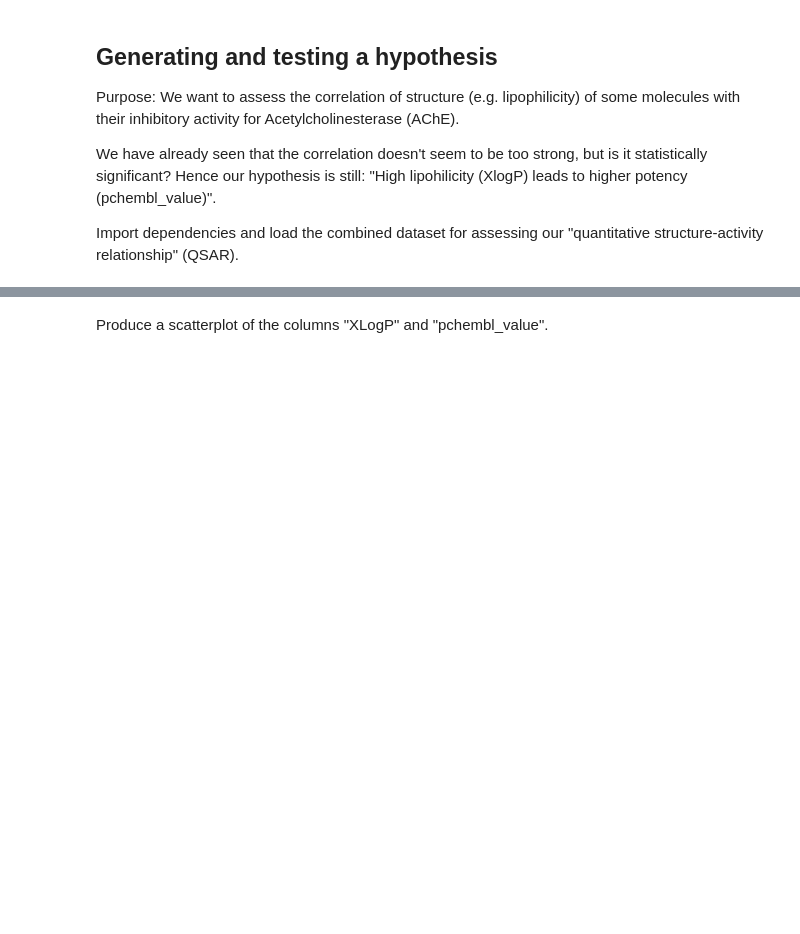
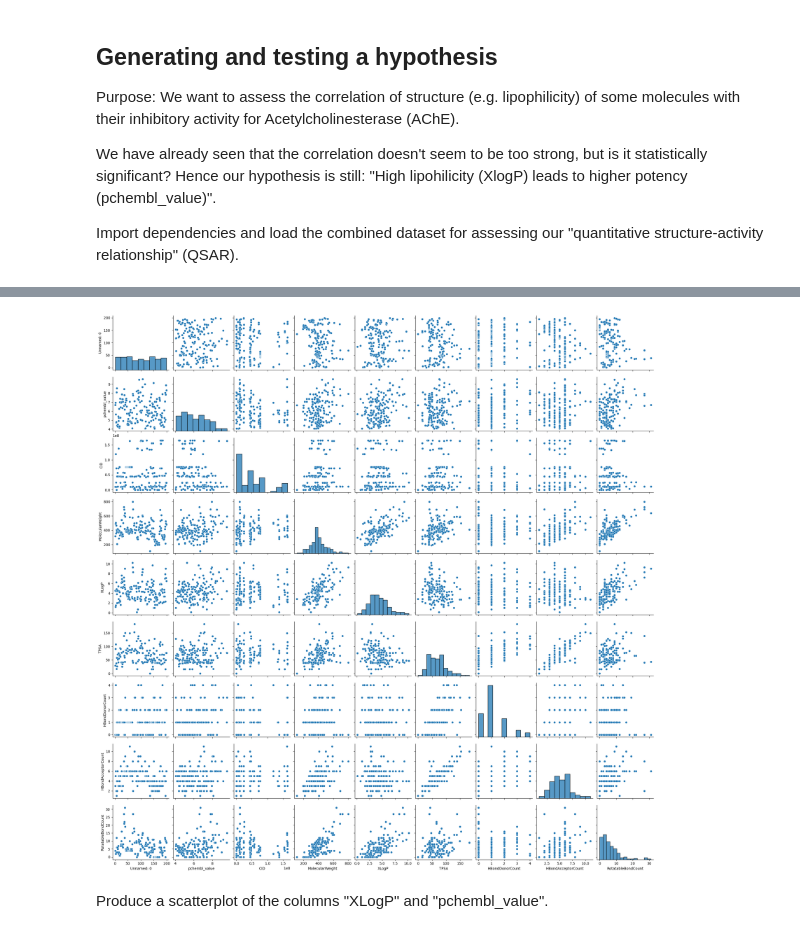
Before and after one commit to schoergj/DSA103, a Jupyter notebook: lecture9/lecture9-material/hypothesis.ipynb, the cells around one changed output, grey strips where cells are left out. Cells and saved outputs as stored; diff of their text form; code cells hidden in the pictures; blank space fills up the shorter version.

```diff
--- a/lecture9/lecture9-material/hypothesis.ipynb
+++ b/lecture9/lecture9-material/hypothesis.ipynb
@@ -18,3 +25,8 @@ df.head()
+# %%
+sns.pairplot(data=df)
+plt.show()
+# %% [output]
+[figure, added]
 # %% [markdown]
 Produce a scatterplot of the columns "XLogP" and "pchembl_value".
 # %%
```
Also changed, not shown: parts of 5 cells of this notebook, 3 other files.
